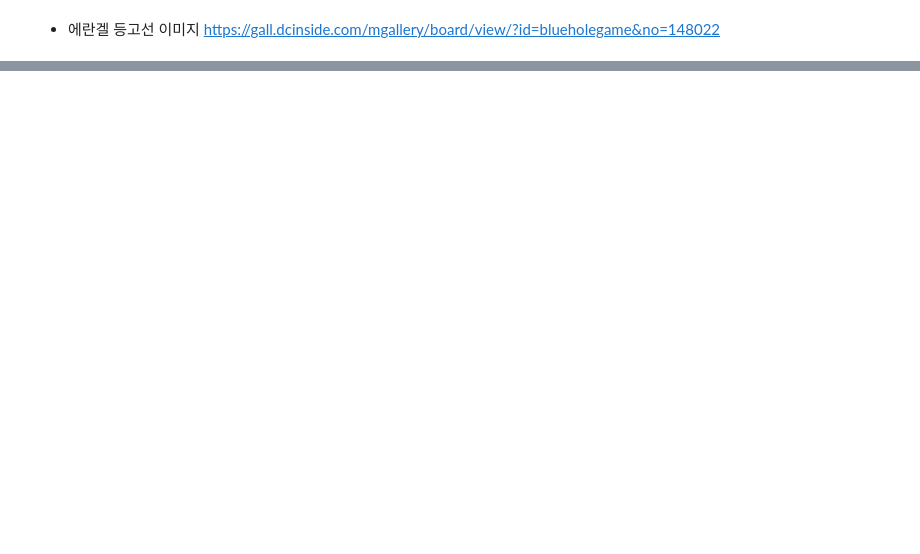
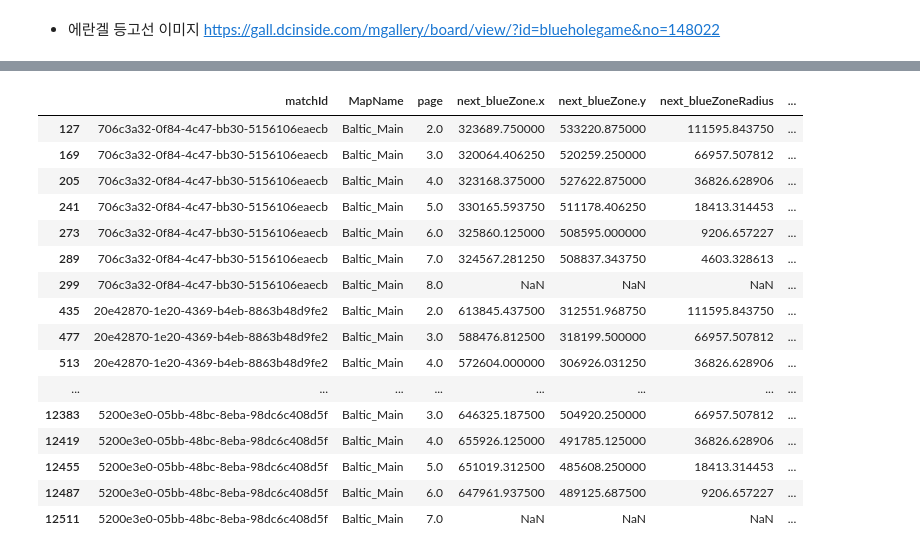
Before and after one commit to KGochae/PUBG, a Jupyter notebook: wak_battleground.ipynb, the cells around one changed output, grey strips where cells are left out. Drawn from its saved outputs; the diff is of its cells as text; code cells hidden in the pictures; blank space fills up the shorter version.

```diff
--- a/wak_battleground.ipynb
+++ b/wak_battleground.ipynb
@@ -1540,0 +1608,2 @@ https://gall.dcinside.com/mgallery/board/view/?id=blueholegame&no=148022
+# %%
+df['_D'] = pd.to_datetime(df['_D'])
@@ -1540,0 +1655,45 @@ https://gall.dcinside.com/mgallery/board/view/?id=blueholegame&no=148022
+# %%
+wak_position = test[test['page'] > 1][col_list]
+# 각 블루존에 대해 캐릭터가 블루존 안에 있는지 여부 계산
+is_in_bluezone = []
+
+for index, row in wak_position.iterrows():
+    character_x = row['lag.character.location.x']
+    character_y = row['lag.character.location.y']
+    bluezone_x = row['next_blueZone.x']
+    bluezone_y = row['next_blueZone.y']
+    bluezone_radius = row['next_blueZoneRadius']
+
+    # 캐릭터와 블루존 중심 간의 거리 계산
+    distance_to_center = np.sqrt((bluezone_x - character_x)**2 + (bluezone_y - character_y)**2)
+
+    # 블루존 안에 있는지 여부 확인
+    if distance_to_center <= bluezone_radius:
+        is_in_bluezone.append(True)
+    else:
+        is_in_bluezone.append(False)
+
+# 결과 출력
+wak_position['is_in_zone'] = is_in_bluezone
+# %%
+# 현재 페이지가 2 이고, 다음 블루존(3) 의 위치와, 현재 유저의 위치, 그리고 다음 자기장의 위치가 나왔을 때, 왁굳님이 안전영역안에 들어왔는지
+t = wak_position[['matchId','MapName','page','next_blueZone.x','next_blueZone.y','next_blueZoneRadius','lag.character.location.x','lag.character.location.y','is_in_zone']]#[:5].reset_index()
+t
+# %% [output]
+|  | matchId | MapName | page | next_blueZone.x | next_blueZone.y | next_blueZoneRadius | ... |
+| 127 | 706c3a32-0f84-4c47-bb30-5156106eaecb | Baltic_Main | 2.0 | 323689.750000 | 533220.875000 | 111595.843750 | ... |
+| 169 | 706c3a32-0f84-4c47-bb30-5156106eaecb | Baltic_Main | 3.0 | 320064.406250 | 520259.250000 | 66957.507812 | ... |
+| 205 | 706c3a32-0f84-4c47-bb30-5156106eaecb | Baltic_Main | 4.0 | 323168.375000 | 527622.875000 | 36826.628906 | ... |
+| 241 | 706c3a32-0f84-4c47-bb30-5156106eaecb | Baltic_Main | 5.0 | 330165.593750 | 511178.406250 | 18413.314453 | ... |
+| 273 | 706c3a32-0f84-4c47-bb30-5156106eaecb | Baltic_Main | 6.0 | 325860.125000 | 508595.000000 | 9206.657227 | ... |
+| 289 | 706c3a32-0f84-4c47-bb30-5156106eaecb | Baltic_Main | 7.0 | 324567.281250 | 508837.343750 | 4603.328613 | ... |
+| 299 | 706c3a32-0f84-4c47-bb30-5156106eaecb | Baltic_Main | 8.0 | NaN | NaN | NaN | ... |
+| 435 | 20e42870-1e20-4369-b4eb-8863b48d9fe2 | Baltic_Main | 2.0 | 613845.437500 | 312551.968750 | 111595.843750 | ... |
+| 477 | 20e42870-1e20-4369-b4eb-8863b48d9fe2 | Baltic_Main | 3.0 | 588476.812500 | 318199.500000 | 66957.507812 | ... |
+| 513 | 20e42870-1e20-4369-b4eb-8863b48d9fe2 | Baltic_Main | 4.0 | 572604.000000 | 306926.031250 | 36826.628906 | ... |
+| ... | ... | ... | ... | ... | ... | ... | ... |
+| 12383 | 5200e3e0-05bb-48bc-8eba-98dc6c408d5f | Baltic_Main | 3.0 | 646325.187500 | 504920.250000 | 66957.507812 | ... |
+| 12419 | 5200e3e0-05bb-48bc-8eba-98dc6c408d5f | Baltic_Main | 4.0 | 655926.125000 | 491785.125000 | 36826.628906 | ... |
+| 12455 | 5200e3e0-05bb-48bc-8eba-98dc6c408d5f | Baltic_Main | 5.0 | 651019.312500 | 485608.250000 | 18413.314453 | ... |
+| 12487 | 5200e3e0-05bb-48bc-8eba-98dc6c408d5f | Baltic_Main | 6.0 | 647961.937500 | 489125.687500 | 9206.657227 | ... |
+| 12511 | 5200e3e0-05bb-48bc-8eba-98dc6c408d5f | Baltic_Main | 7.0 | NaN | NaN | NaN | ... |
```
Also changed, not shown: parts of 42 cells of this notebook.
